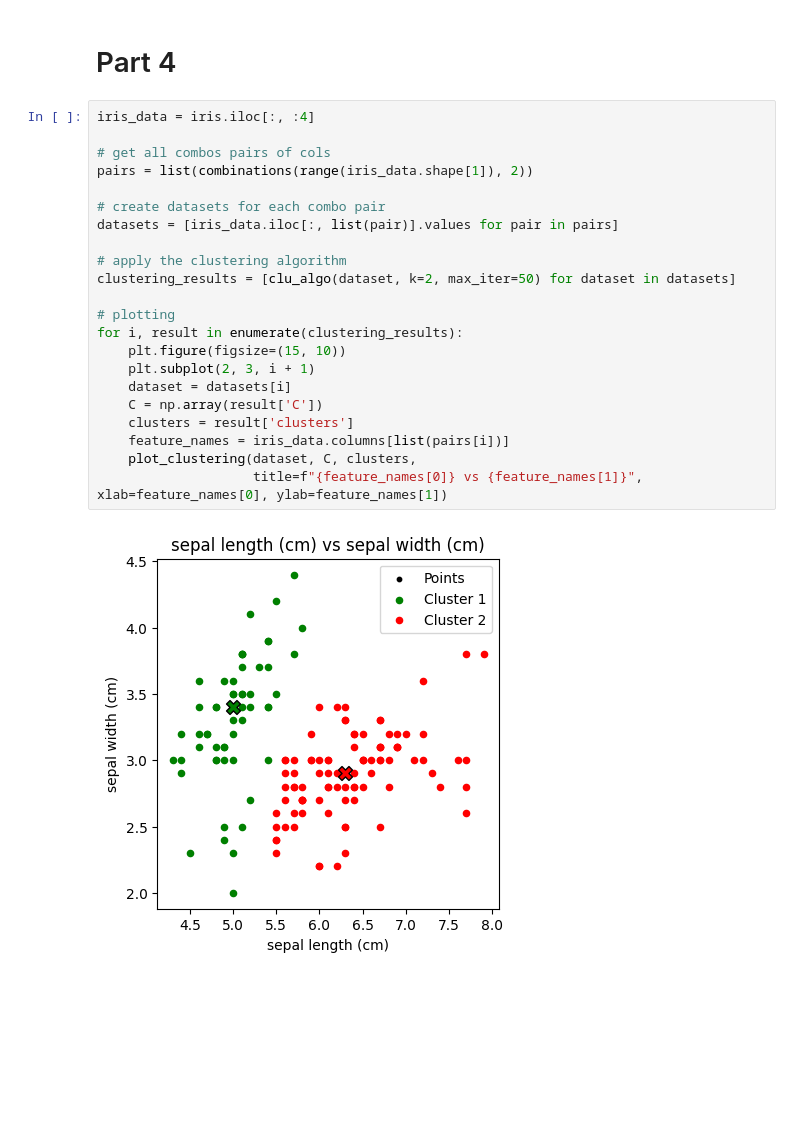
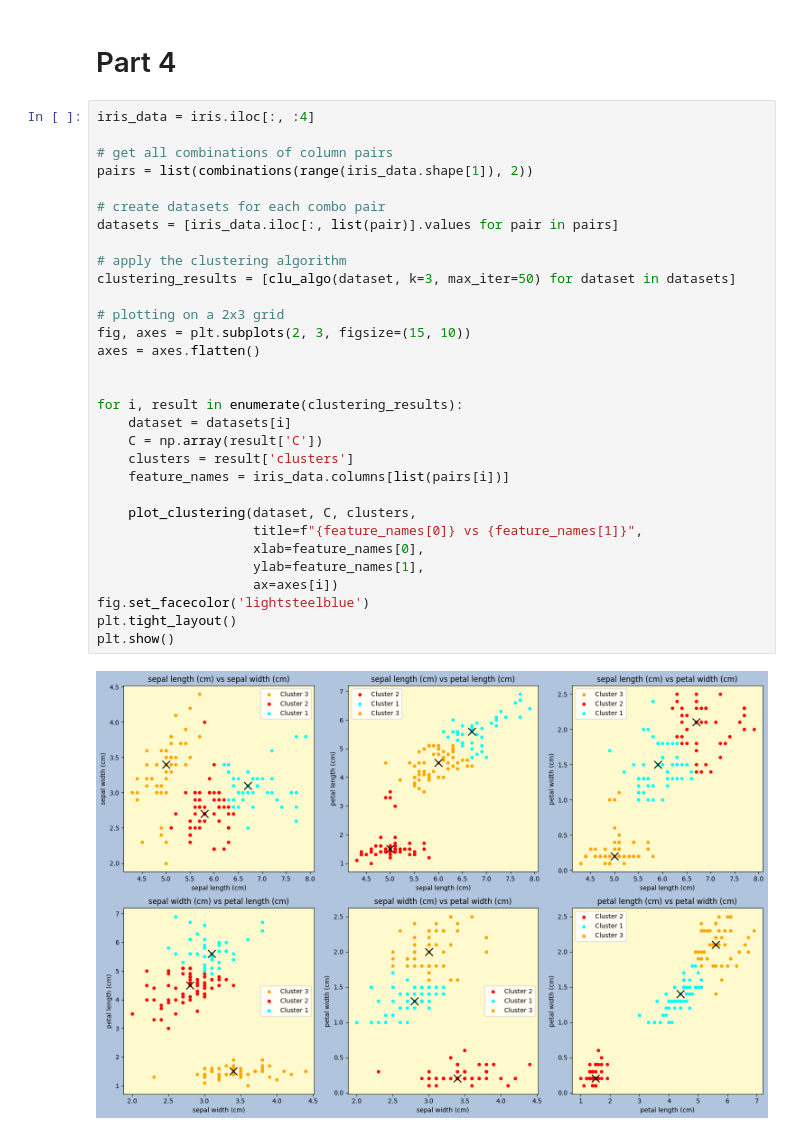
Before and after one commit to KM016/KMeanCluster, a Jupyter notebook: kmeans.ipynb, the cells around one changed output. Cells and saved outputs as stored; diff of their text form; blank space fills up the shorter version.

```diff
--- a/kmeans.ipynb
+++ b/kmeans.ipynb
@@ -245,24 +248,33 @@ plot_clustering(X, np.array(result['C']), result['clusters'], "Clust", "X1", "X2
 # %%
 iris_data = iris.iloc[:, :4]
 
-# get all combos pairs of cols
+# get all combinations of column pairs
 pairs = list(combinations(range(iris_data.shape[1]), 2))
 
 # create datasets for each combo pair
 datasets = [iris_data.iloc[:, list(pair)].values for pair in pairs]
 
 # apply the clustering algorithm
-clustering_results = [clu_algo(dataset, k=2, max_iter=50) for dataset in datasets]
+clustering_results = [clu_algo(dataset, k=3, max_iter=50) for dataset in datasets]
 
-# plotting
+# plotting on a 2x3 grid
+fig, axes = plt.subplots(2, 3, figsize=(15, 10))
+axes = axes.flatten()
+
+
 for i, result in enumerate(clustering_results):
-    plt.figure(figsize=(15, 10))
-    plt.subplot(2, 3, i + 1)
     dataset = datasets[i]
     C = np.array(result['C'])
     clusters = result['clusters']
     feature_names = iris_data.columns[list(pairs[i])]
+
     plot_clustering(dataset, C, clusters,
-                    title=f"{feature_names[0]} vs {feature_names[1]}", xlab=feature_names[0], ylab=feature_names[1])
+                    title=f"{feature_names[0]} vs {feature_names[1]}",
+                    xlab=feature_names[0],
+                    ylab=feature_names[1],
+                    ax=axes[i])
+fig.set_facecolor('lightsteelblue')
+plt.tight_layout()
+plt.show()
 # %% [output]
-[figure, old version]
+[figure, new version]
```
Also changed, not shown: parts of 5 cells of this notebook.
